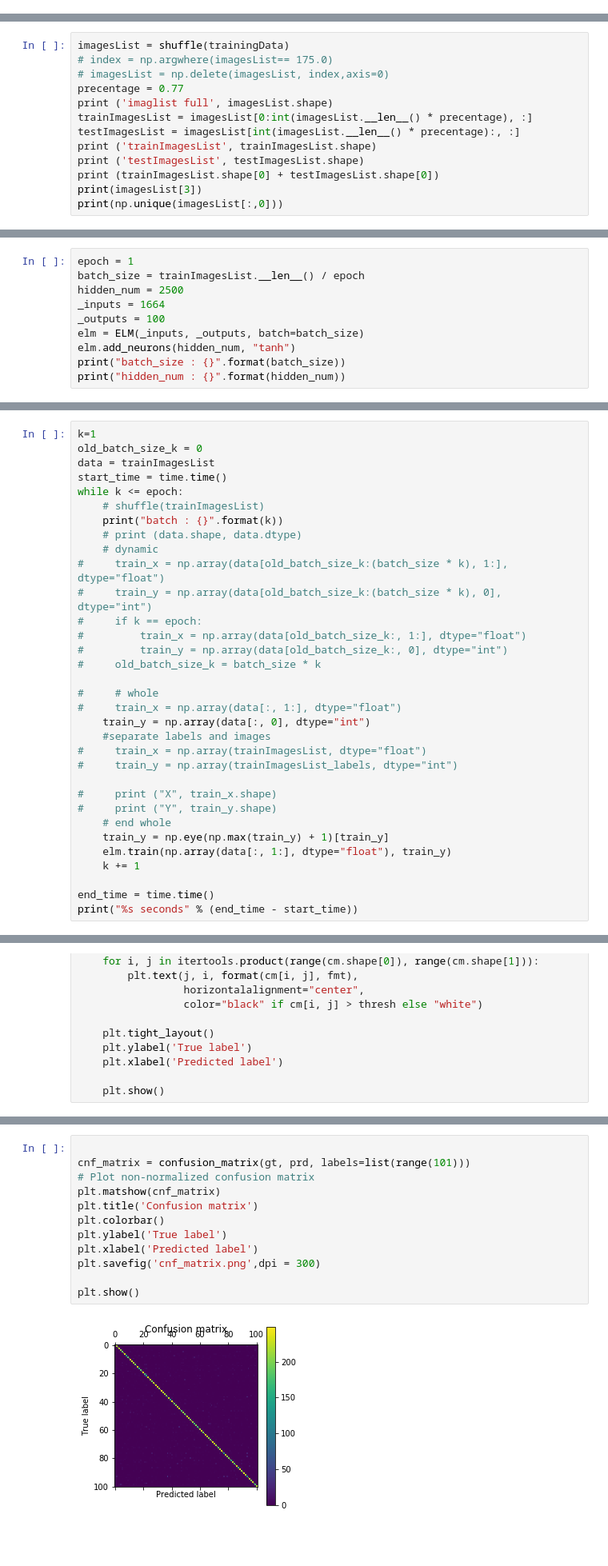
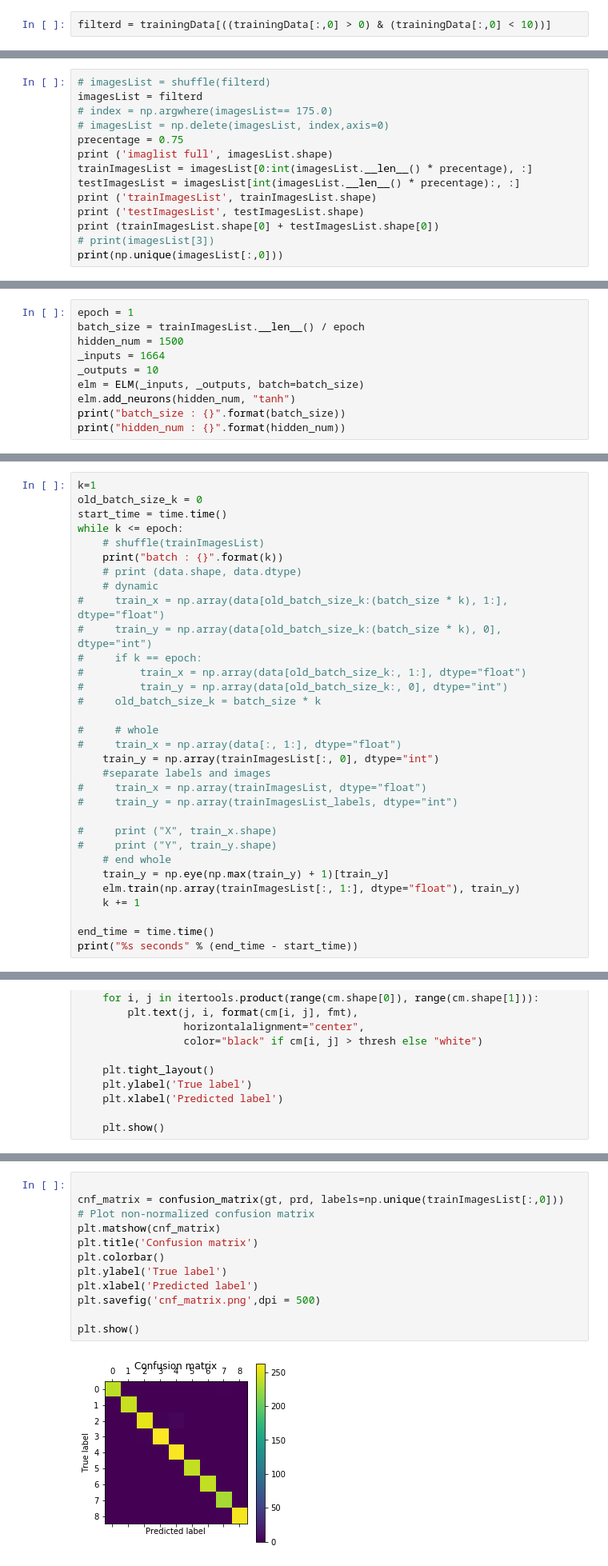
Before and after one commit to ayox/hpelm_sandbox, a Jupyter notebook: food.ipynb, the cells around one changed output, grey strips where cells are left out. Shown at 80% size. Drawn from its saved outputs; the diff is of its cells as text; blank space fills up the shorter version.

```diff
--- a/food.ipynb
+++ b/food.ipynb
@@ -53,0 +58,2 @@ trainingData.shape
+# %%
+filterd = trainingData[((trainingData[:,0] > 0) & (trainingData[:,0] < 10))]
@@ -73,14 +112,15 @@ for i, val in all_features:
 # %%
-imagesList = shuffle(trainingData)
+# imagesList = shuffle(filterd)
+imagesList = filterd
 # index = np.argwhere(imagesList== 175.0)
 # imagesList = np.delete(imagesList, index,axis=0)
-precentage = 0.77
+precentage = 0.75
 print ('imaglist full', imagesList.shape)
 trainImagesList = imagesList[0:int(imagesList.__len__() * precentage), :]
 testImagesList = imagesList[int(imagesList.__len__() * precentage):, :]
 print ('trainImagesList', trainImagesList.shape)
 print ('testImagesList', testImagesList.shape)
 print (trainImagesList.shape[0] + testImagesList.shape[0])
-print(imagesList[3])
+# print(imagesList[3])
 print(np.unique(imagesList[:,0]))
 # %% [output]
@@ -267,9 +180,9 @@ Counter({0.0: 620,
 # %%
 epoch = 1
 batch_size = trainImagesList.__len__() / epoch
-hidden_num = 2500
+hidden_num = 1500
 _inputs = 1664
-_outputs = 100
+_outputs = 10
 elm = ELM(_inputs, _outputs, batch=batch_size)
 elm.add_neurons(hidden_num, "tanh")
 print("batch_size : {}".format(batch_size))
@@ -280,7 +193,6 @@ hidden_num : 2500
 # %%
 k=1
 old_batch_size_k = 0
-data = trainImagesList
 start_time = time.time()
 while k <= epoch:
     # shuffle(trainImagesList)
@@ -296,7 +208,7 @@ while k <= epoch:
 
 #     # whole
 #     train_x = np.array(data[:, 1:], dtype="float")
-    train_y = np.array(data[:, 0], dtype="int")
+    train_y = np.array(trainImagesList[:, 0], dtype="int")
     #separate labels and images
 #     train_x = np.array(trainImagesList, dtype="float")
 #     train_y = np.array(trainImagesList_labels, dtype="int")
@@ -305,7 +217,7 @@ while k <= epoch:
 #     print ("Y", train_y.shape)
     # end whole
     train_y = np.eye(np.max(train_y) + 1)[train_y]
-    elm.train(np.array(data[:, 1:], dtype="float"), train_y)
+    elm.train(np.array(trainImagesList[:, 1:], dtype="float"), train_y)
     k += 1
 
 end_time = time.time()
@@ -444,14 +400,14 @@ train accuracy: 1.0
 # %%
 
-cnf_matrix = confusion_matrix(gt, prd, labels=list(range(101)))
+cnf_matrix = confusion_matrix(gt, prd, labels=np.unique(trainImagesList[:,0]))
 # Plot non-normalized confusion matrix
 plt.matshow(cnf_matrix)
 plt.title('Confusion matrix')
 plt.colorbar()
 plt.ylabel('True label')
 plt.xlabel('Predicted label')
-plt.savefig('cnf_matrix.png',dpi = 300)
+plt.savefig('cnf_matrix.png',dpi = 500)
 
 plt.show()
 # %% [output]
-[figure, old version]
+[figure, new version]
```
Also changed, not shown: parts of 20 cells of this notebook, 21 other files.
